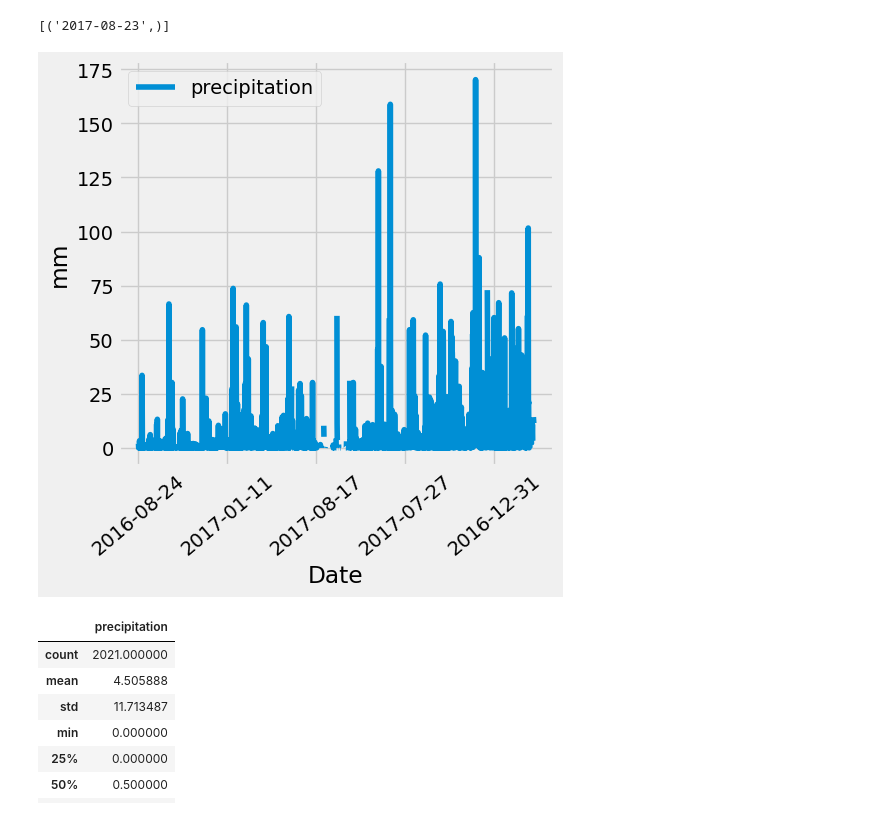
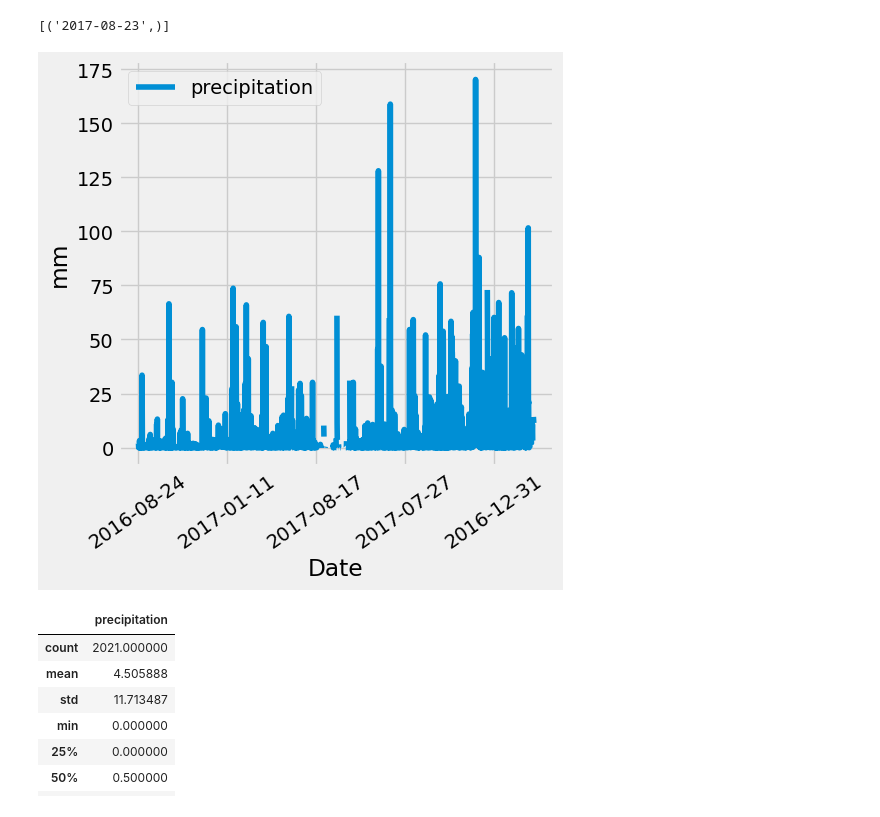
Before and after one commit to hieunghiadoan/Analyse-and-Explore-the-Climate-Data-In-Hawaii, a Jupyter notebook: Starter_Code/climate_starter.ipynb, the cells around one changed output. Cells and saved outputs as stored; diff of their text form; code cells hidden in the pictures.

Commit message:
df plotting

```diff
--- a/Starter_Code/climate_starter.ipynb
+++ b/Starter_Code/climate_starter.ipynb
@@ -46,31 +46,31 @@ print(m_recent)
 # %%
 # Design a query to retrieve the last 12 months of precipitation data and plot the results.
 # Starting from the most recent data point in the database.
 #print(m_recent)
 # Calculate the date one year from the last date in data set.
 query_date = dt.date (2017,8,23) - dt.timedelta(days = 365)
 
 
 # Perform a query to retrieve the data and precipitation scores
 retrival = dt.date(2017,8,23) - dt.timedelta(days = 365)
 precp = session.query(measurement.date, measurement.prcp).filter(measurement.date > retrival).all()
 
 # Save the query results as a Pandas DataFrame. Explicitly set the column names
 precp_df = pd.DataFrame(precp, columns=['date', 'precipitation'])
 precp_df.set_index('date')
 # Sort the dataframe by date
 precp_df = precp_df.sort_index(ascending=True)
 precp_df
 # Use Pandas Plotting with Matplotlib to plot the data
 
 precp_df.plot('date', 'precipitation')
 plt.xlabel('Date')
 plt.ylabel('mm')
-plt.rcParams["figure.figsize"] = (5,5)
-plt.xticks(rotation = 40)
+plt.rcParams["figure.figsize"] = (10,10)
+plt.xticks(rotation = 35)
 plt.show()
 # %% [output]
-[figure, old version]
+[figure, new version]
 # %%
 # Use Pandas to calculate the summary statistics for the precipitation data
 
```
